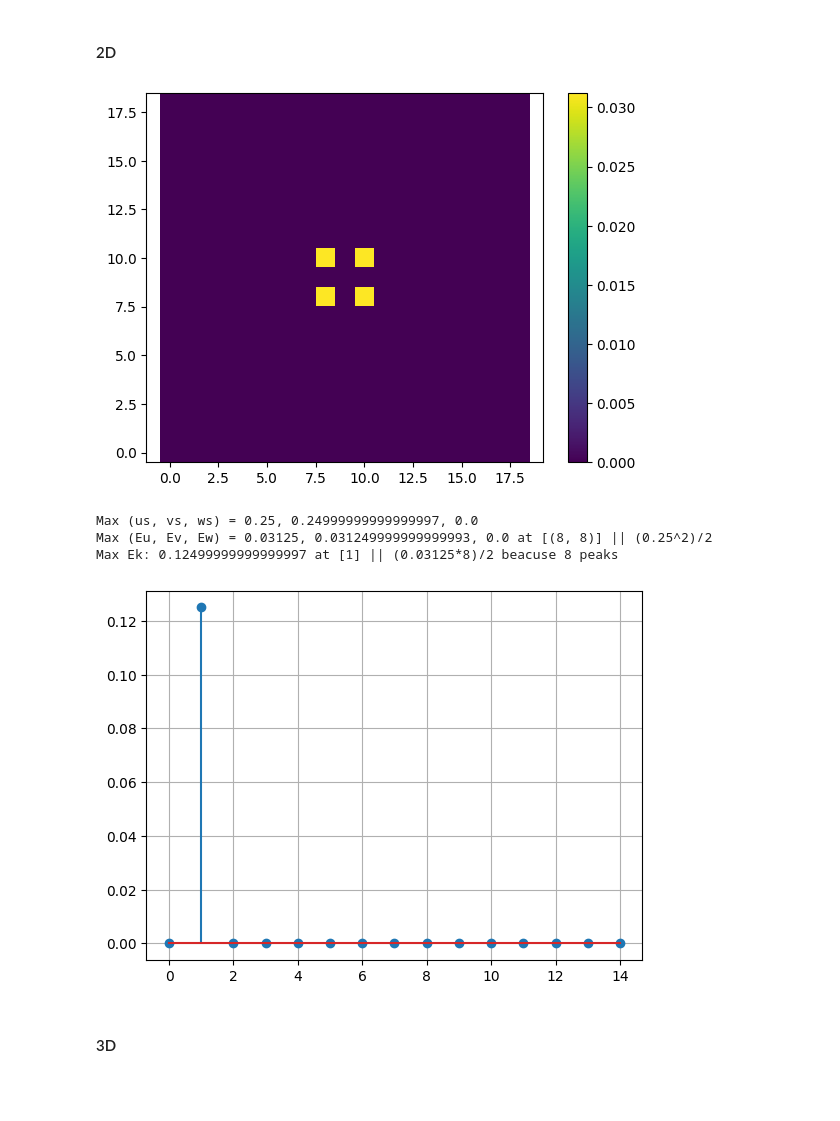
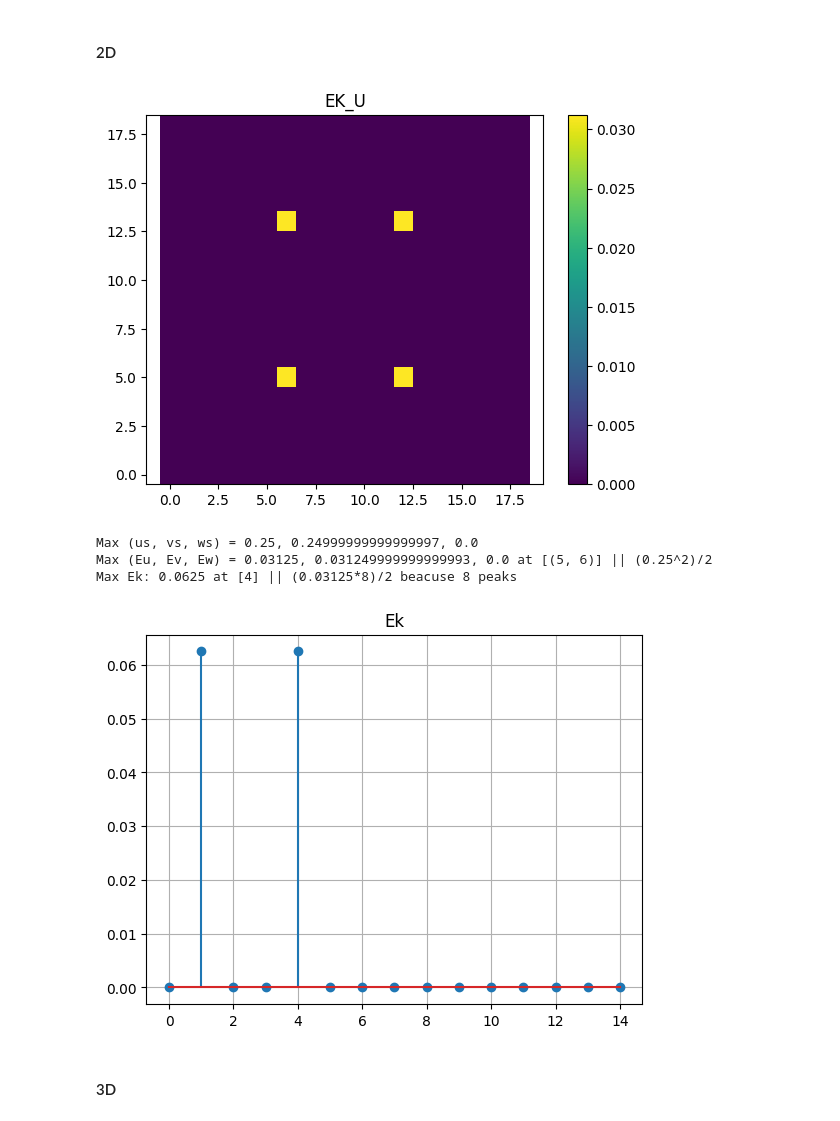
Before and after one commit to Prajwal-Prathiksh/ddp-thesis, a Jupyter notebook: code/play_sine_velocity_profile.ipynb, the cells around one changed output. Cells and saved outputs as stored; diff of their text form; code cells hidden in the pictures; blank space fills up the shorter version.

```diff
--- a/code/play_sine_velocity_profile.ipynb
+++ b/code/play_sine_velocity_profile.ipynb
@@ -52,38 +52,40 @@ Max Ek: 0.125 at [1] || (0.125*2)/2 because 2 peaks
 # %%
 sr = 19
 _x = np.arange(1/(2*sr), 1., 1. / sr)
 x, y = np.meshgrid(_x, _x)
 # u = sin(twopi * x) + sin(2 * twopi * y)
 # v = u
-u = - cos(twopi * x) * sin(twopi * y)
+u = - cos(3*twopi * x) * sin(4*twopi * y)
 v = sin(twopi * x) * cos(twopi * y)
 U0 = 1.
 
 # When
 EK_U, EK_V, EK_W, u_spectrum, v_spectrum, w_spectrum =\
     compute_energy_spectrum(
         u=u, v=v, w=None, U0=U0, debug=True
     )
 plt.imshow(EK_U)
 plt.colorbar()
 plt.axis('equal')
 plt.gca().invert_yaxis()
+plt.title("EK_U")
 plt.show()
 
-k, Ek = compute_scalar_energy_spectrum(EK_U, EK_V, ord=2)
+k, Ek = compute_scalar_energy_spectrum(EK_U, EK_V, ord=np.inf)
 plt.stem(Ek)
 plt.grid()
+plt.title("Ek")
 max_idx = np.argmax(EK_U)
 max_idx = np.unravel_index(max_idx, EK_U.shape)
 print(f"Max (us, vs, ws) = {np.max(u_spectrum)}, {np.max(v_spectrum)}, {np.max(w_spectrum)}")
 print(f"Max (Eu, Ev, Ew) = {np.max(EK_U)}, {np.max(EK_V)}, {np.max(EK_W)} at [{max_idx}] || (0.25^2)/2")
 print(f"Max Ek: {np.max(Ek)} at [{np.argmax(Ek)}] || (0.03125*8)/2 beacuse 8 peaks")
 # %% [output]
-[figure, old version]
+[figure, new version]
 Max (us, vs, ws) = 0.25, 0.24999999999999997, 0.0
-Max (Eu, Ev, Ew) = 0.03125, 0.031249999999999993, 0.0 at [(8, 8)] || (0.25^2)/2
-Max Ek: 0.12499999999999997 at [1] || (0.03125*8)/2 beacuse 8 peaks
+Max (Eu, Ev, Ew) = 0.03125, 0.031249999999999993, 0.0 at [(5, 6)] || (0.25^2)/2
+Max Ek: 0.0625 at [4] || (0.03125*8)/2 beacuse 8 peaks
-[figure, old version]
+[figure, new version]
 # %% [markdown]
 #### 3D
 # %%
```
Also changed, not shown: parts of 1 cell of this notebook.
